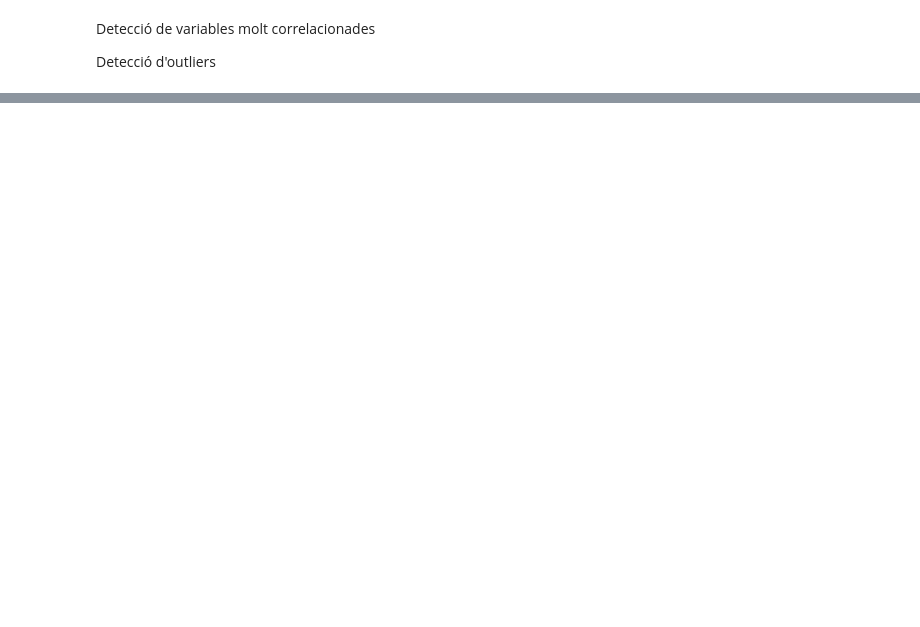
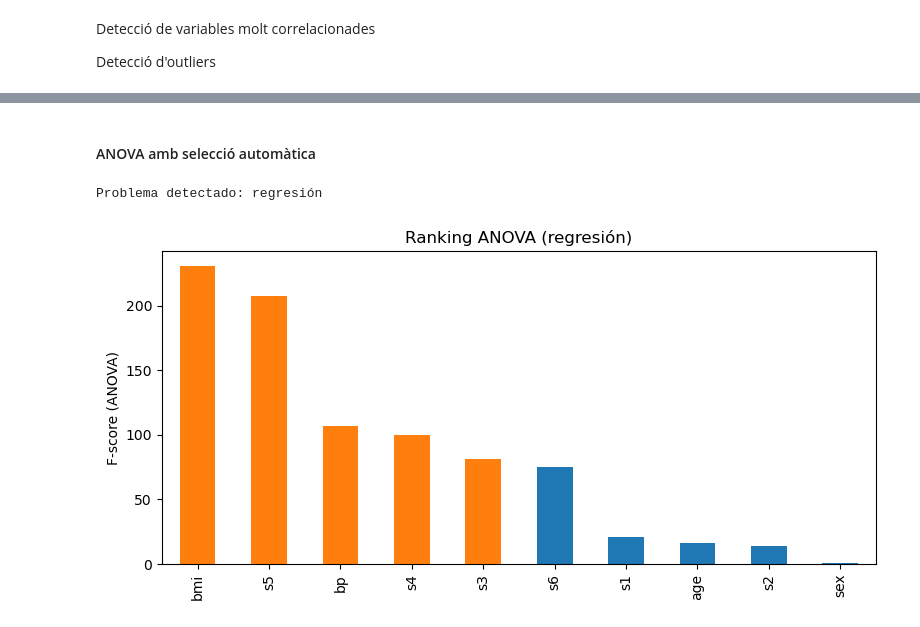
Before and after one commit to xxjcaxx/Disseny-i-avaluacio-de-models, a Jupyter notebook: apunts/documents/optimitzacions_supervisats.ipynb, the cells around one changed output, grey strips where cells are left out. Cells and saved outputs as stored; diff of their text form; code cells hidden in the pictures; blank space fills up the shorter version.

```diff
--- a/apunts/documents/optimitzacions_supervisats.ipynb
+++ b/apunts/documents/optimitzacions_supervisats.ipynb
@@ -45,0 +295,48 @@ Detecció d'outliers
+# %% [markdown]
+#### ANOVA amb selecció automàtica
+# %%
+import numpy as np
+import pandas as pd
+import matplotlib.pyplot as plt
+from sklearn.feature_selection import SelectKBest, f_regression, f_classif
+
+# Detección automática del tipo de problema
+if np.issubdtype(y.dtype, np.integer) and pd.Series(y).nunique() < 20:
+    score_func = f_classif
+    problem_type = "clasificación"
+else:
+    score_func = f_regression
+    problem_type = "regresión"
+
+print(f"Problema detectado: {problem_type}")
+
+# ANOVA automático
+selector_auto = SelectKBest(score_func=score_func, k=5)
+X_auto = selector_auto.fit_transform(X_scaled_df, y)
+
+# Variables seleccionadas
+selected_features = X.columns[selector_auto.get_support()]
+
+# Ranking ANOVA (del selector automático)
+anova_scores = pd.Series(
+    selector_auto.scores_,
+    index=X.columns
+).sort_values(ascending=False)
+
+# Visualización (resaltando las seleccionadas)
+selected = set(selected_features)
+
+colors = [
+    "tab:orange" if feature in selected else "tab:blue"
+    for feature in anova_scores.head(10).index
+]
+
+plt.figure(figsize=(8, 4))
+anova_scores.head(10).plot(kind="bar", color=colors)
+plt.ylabel("F-score (ANOVA)")
+plt.title(f"Ranking ANOVA ({problem_type})")
+plt.tight_layout()
+plt.show()
+# %% [output]
+Problema detectado: regresión
+[figure, added]
```
Also changed, not shown: parts of 44 cells of this notebook, 2 other files.
